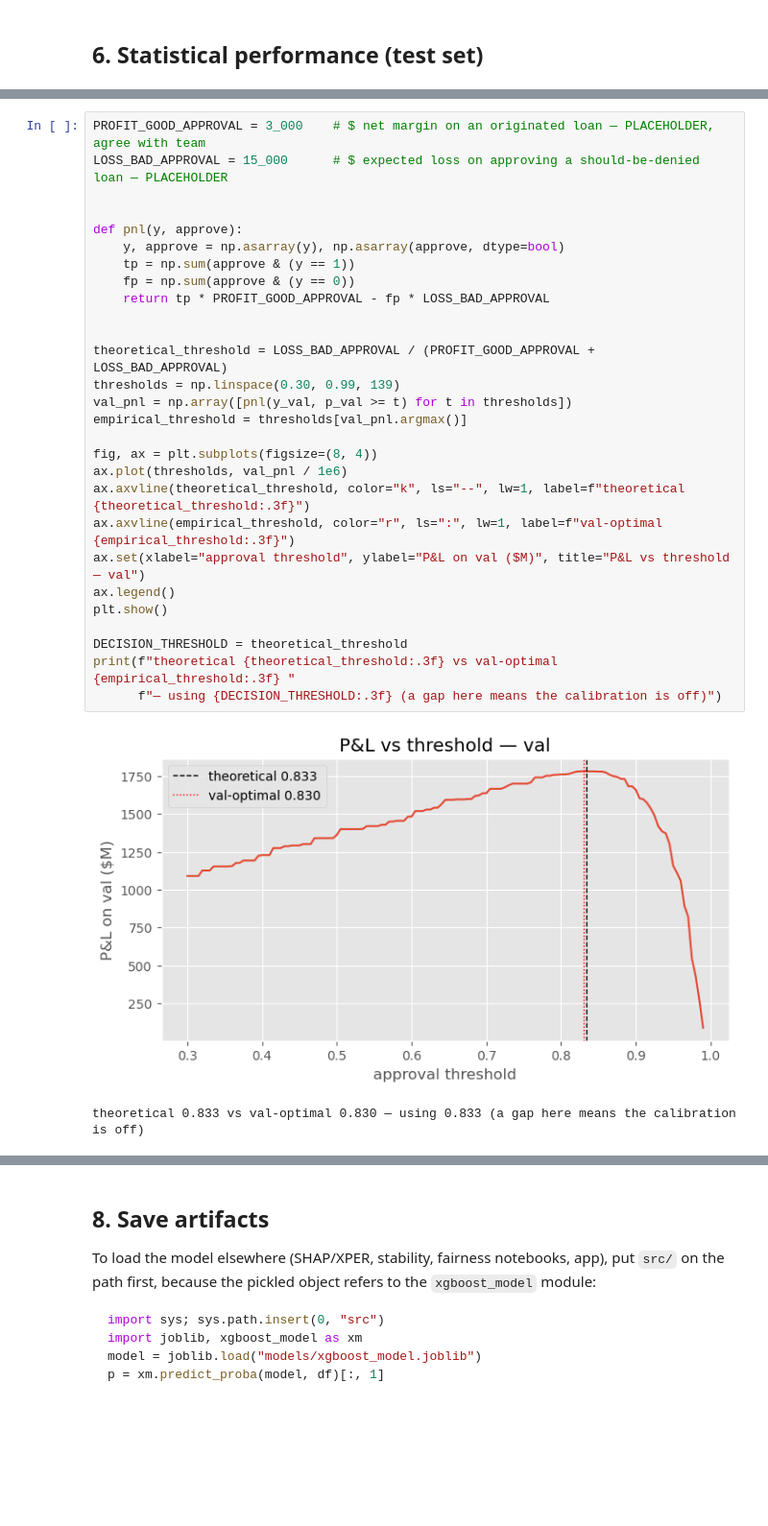
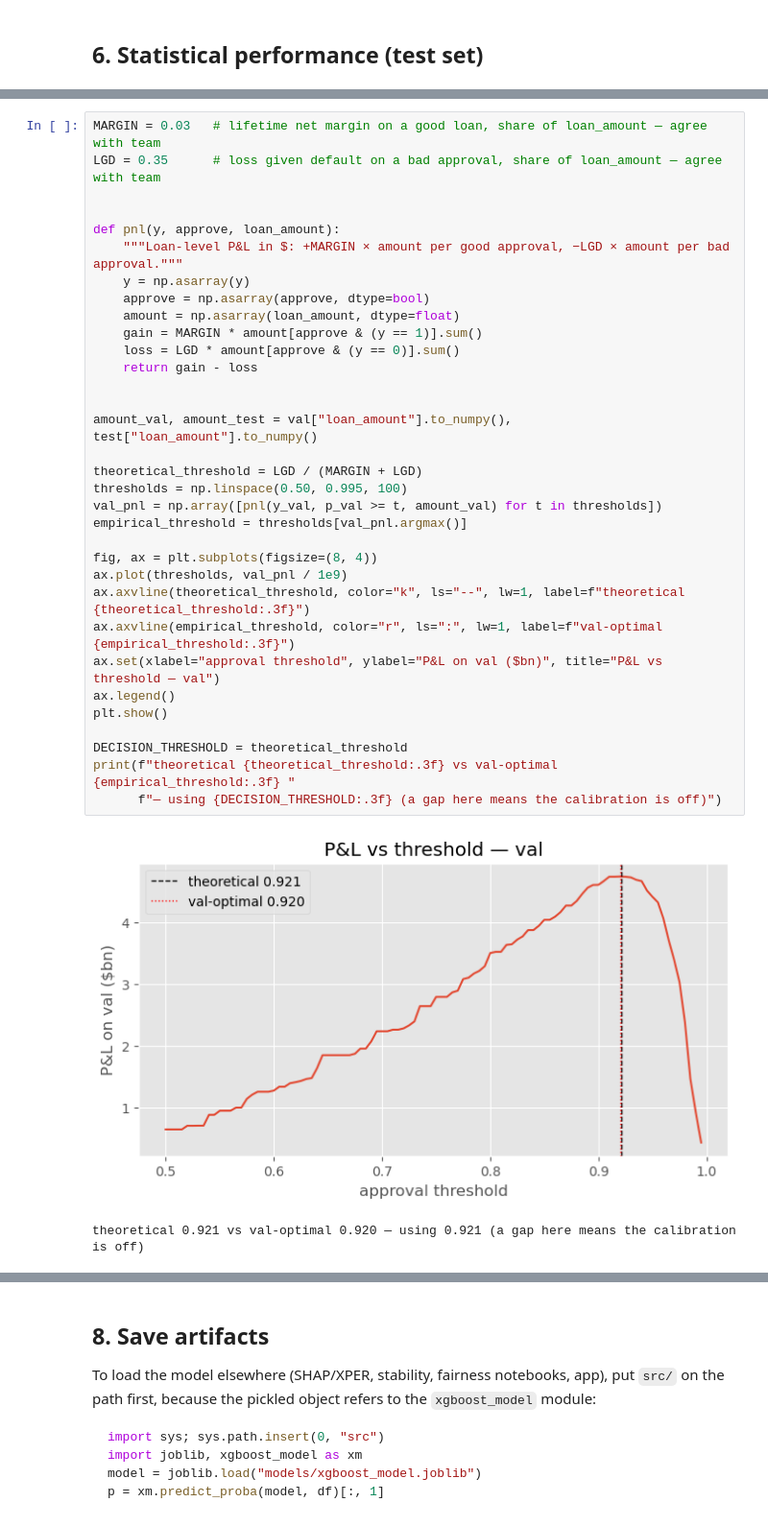
Before and after one commit to lugavt/US_morgage_acceptance, a Jupyter notebook: notebooks/xgboost_model.ipynb, the cells around one changed output, grey strips where cells are left out. Shown at 96% size. Cells and saved outputs as stored; diff of their text form; blank space fills up the shorter version.

```diff
--- a/notebooks/xgboost_model.ipynb
+++ b/notebooks/xgboost_model.ipynb
@@ -407,33 +414,38 @@ threshold against an empirical sweep on **val** and then report P&L on **test**.
 # %%
-PROFIT_GOOD_APPROVAL = 3_000    # $ net margin on an originated loan — PLACEHOLDER, agree with team
-LOSS_BAD_APPROVAL = 15_000      # $ expected loss on approving a should-be-denied loan — PLACEHOLDER
+MARGIN = 0.03   # lifetime net margin on a good loan, share of loan_amount — agree with team
+LGD = 0.35      # loss given default on a bad approval, share of loan_amount — agree with team
 
 
-def pnl(y, approve):
-    y, approve = np.asarray(y), np.asarray(approve, dtype=bool)
-    tp = np.sum(approve & (y == 1))
-    fp = np.sum(approve & (y == 0))
-    return tp * PROFIT_GOOD_APPROVAL - fp * LOSS_BAD_APPROVAL
+def pnl(y, approve, loan_amount):
+    """Loan-level P&L in $: +MARGIN × amount per good approval, −LGD × amount per bad approval."""
+    y = np.asarray(y)
+    approve = np.asarray(approve, dtype=bool)
+    amount = np.asarray(loan_amount, dtype=float)
+    gain = MARGIN * amount[approve & (y == 1)].sum()
+    loss = LGD * amount[approve & (y == 0)].sum()
+    return gain - loss
 
 
-theoretical_threshold = LOSS_BAD_APPROVAL / (PROFIT_GOOD_APPROVAL + LOSS_BAD_APPROVAL)
-thresholds = np.linspace(0.30, 0.99, 139)
-val_pnl = np.array([pnl(y_val, p_val >= t) for t in thresholds])
+amount_val, amount_test = val["loan_amount"].to_numpy(), test["loan_amount"].to_numpy()
+
+theoretical_threshold = LGD / (MARGIN + LGD)
+thresholds = np.linspace(0.50, 0.995, 100)
+val_pnl = np.array([pnl(y_val, p_val >= t, amount_val) for t in thresholds])
 empirical_threshold = thresholds[val_pnl.argmax()]
 
 fig, ax = plt.subplots(figsize=(8, 4))
-ax.plot(thresholds, val_pnl / 1e6)
+ax.plot(thresholds, val_pnl / 1e9)
 ax.axvline(theoretical_threshold, color="k", ls="--", lw=1, label=f"theoretical {theoretical_threshold:.3f}")
 ax.axvline(empirical_threshold, color="r", ls=":", lw=1, label=f"val-optimal {empirical_threshold:.3f}")
-ax.set(xlabel="approval threshold", ylabel="P&L on val ($M)", title="P&L vs threshold — val")
+ax.set(xlabel="approval threshold", ylabel="P&L on val ($bn)", title="P&L vs threshold — val")
 ax.legend()
 plt.show()
 
 DECISION_THRESHOLD = theoretical_threshold
 print(f"theoretical {theoretical_threshold:.3f} vs val-optimal {empirical_threshold:.3f} "
       f"— using {DECISION_THRESHOLD:.3f} (a gap here means the calibration is off)")
 # %% [output]
-[figure, old version]
+[figure, new version]
-theoretical 0.833 vs val-optimal 0.830 — using 0.833 (a gap here means the calibration is off)
+theoretical 0.921 vs val-optimal 0.920 — using 0.921 (a gap here means the calibration is off)
 # %%
 approve_test = p_test >= DECISION_THRESHOLD
```
Also changed, not shown: parts of 10 cells of this notebook, 2 other files.
